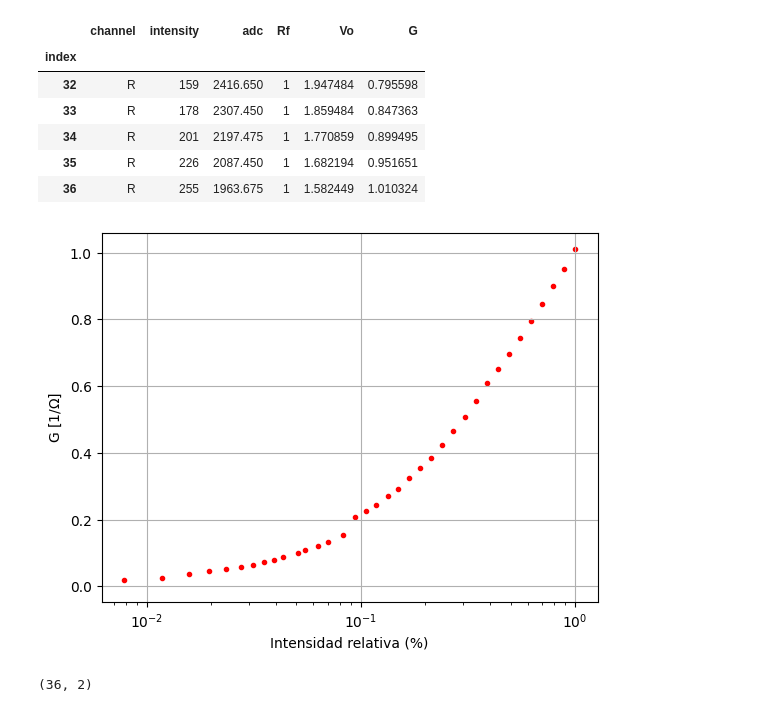
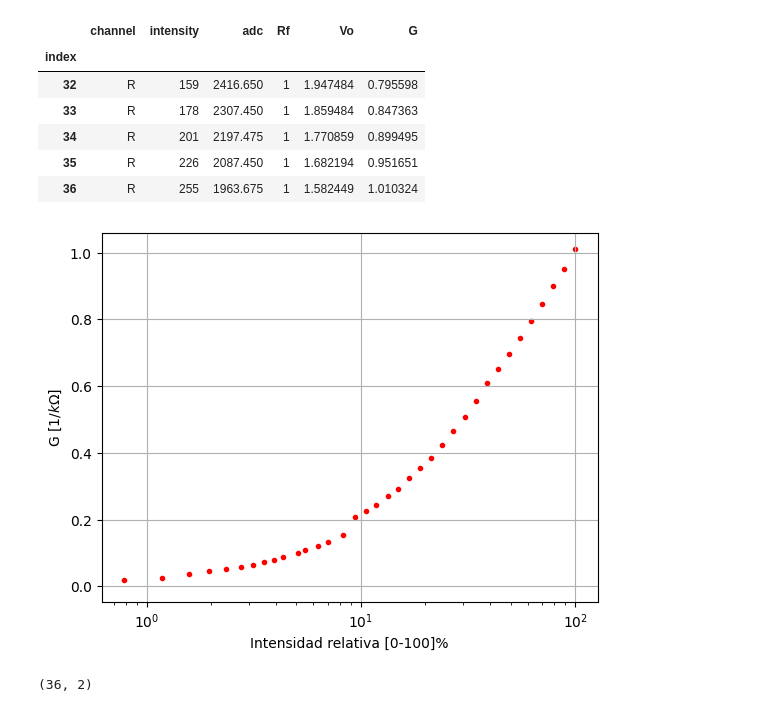
Before and after one commit to marianop9/reflective-color-sensor, a Jupyter notebook: scripts/serialpal/caracterizacion.ipynb, the cells around one changed output. Cells and saved outputs as stored; diff of their text form; code cells hidden in the pictures.

```diff
--- a/scripts/serialpal/caracterizacion.ipynb
+++ b/scripts/serialpal/caracterizacion.ipynb
@@ -74,13 +77,13 @@ dfR.tail()
 | 35 | R | 226 | 2087.450 | 1 | 1.682194 | 0.951651 |
 | 36 | R | 255 | 1963.675 | 1 | 1.582449 | 1.010324 |
 # %%
-plt.scatter(dfR["intensity"]/255, dfR["G"], marker=".", color="red")
+plt.scatter(dfR["intensity"]/255*100, dfR["G"], marker=".", color="red")
 plt.xscale('log')
-plt.ylabel(r"G $[1/\Omega]$")
-plt.xlabel("Intensidad relativa (%)")
+plt.ylabel(r"G $[1/k\Omega]$")
+plt.xlabel(r"Intensidad relativa [0-100]%")
 plt.grid()
 # %% [output]
-[figure, old version]
+[figure, new version]
 # %%
 # least squares
 # b = Ax
```
Also changed, not shown: parts of 3 cells of this notebook, 1 other file.
